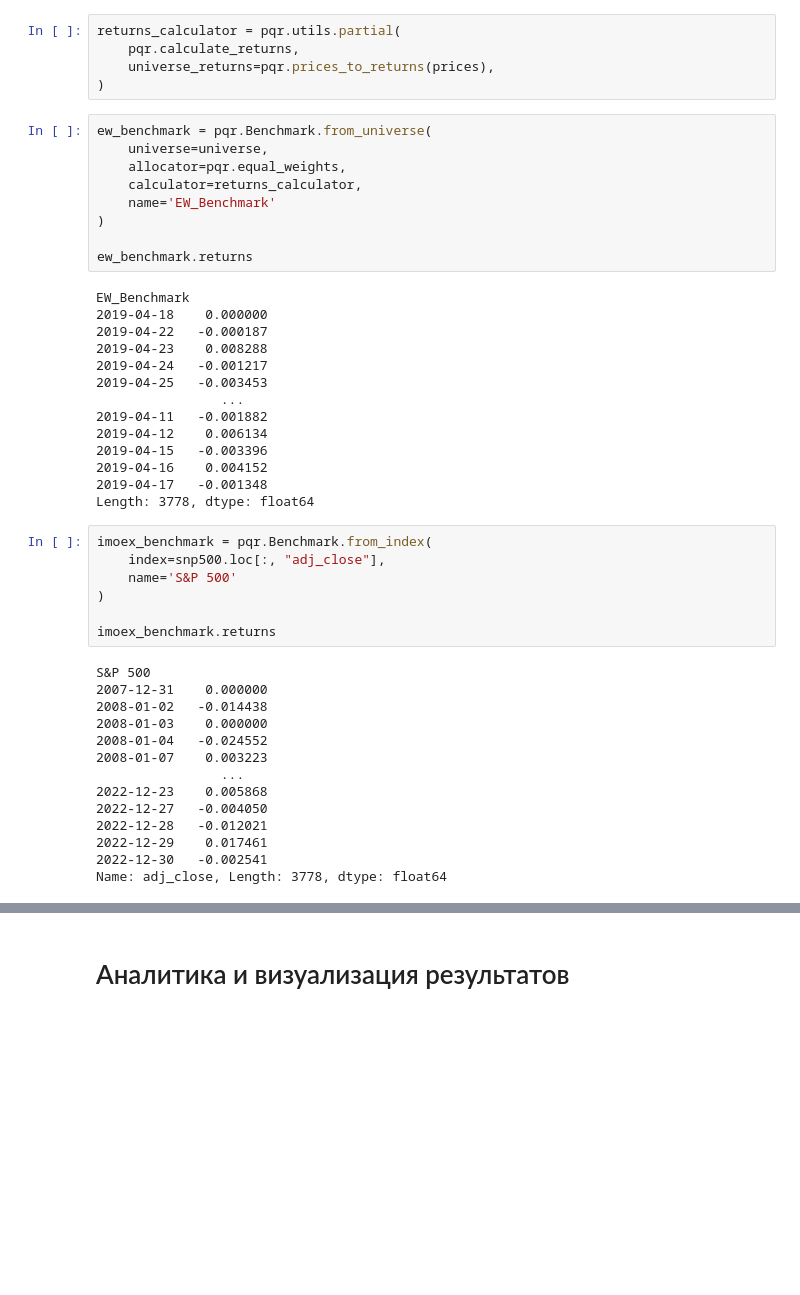
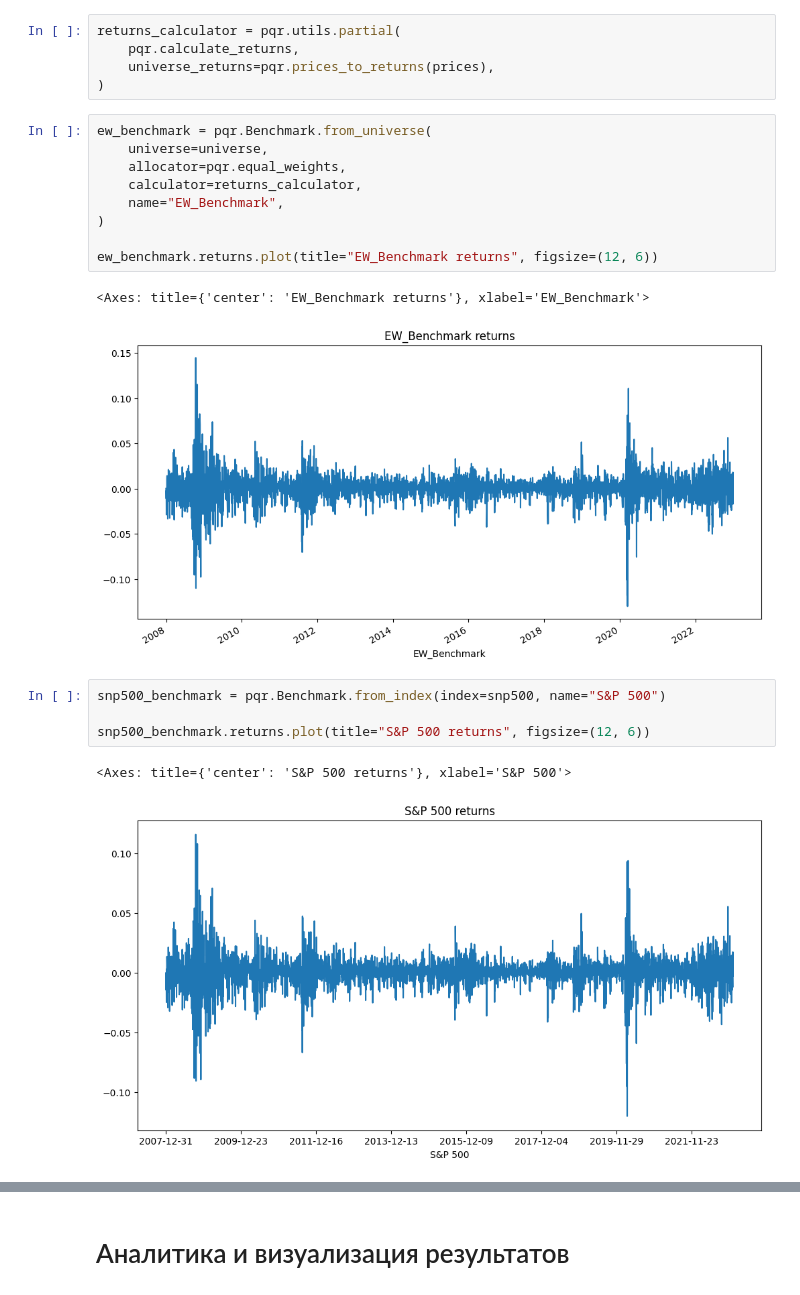
Before and after one commit to aalitvinov/ITfF_tomtosov, a Jupyter notebook: src/main.ipynb, the cells around one changed output, grey strips where cells are left out. Saved outputs shown, nothing was run; the diff lists cells and outputs as text; blank space fills up the shorter version.

```diff
--- a/src/main.ipynb
+++ b/src/main.ipynb
@@ -149,44 +166,19 @@ returns_calculator = pqr.utils.partial(
 # %%
 ew_benchmark = pqr.Benchmark.from_universe(
     universe=universe,
     allocator=pqr.equal_weights,
     calculator=returns_calculator,
-    name='EW_Benchmark'
+    name="EW_Benchmark",
 )
 
-ew_benchmark.returns
+ew_benchmark.returns.plot(title="EW_Benchmark returns", figsize=(12, 6))
 # %% [output]
-EW_Benchmark
-2019-04-18    0.000000
-2019-04-22   -0.000187
-2019-04-23    0.008288
-2019-04-24   -0.001217
-2019-04-25   -0.003453
-                ...
-2019-04-11   -0.001882
-2019-04-12    0.006134
-2019-04-15   -0.003396
-2019-04-16    0.004152
-2019-04-17   -0.001348
-Length: 3778, dtype: float64
+<Axes: title={'center': 'EW_Benchmark returns'}, xlabel='EW_Benchmark'>
+[figure, added]
 # %%
-imoex_benchmark = pqr.Benchmark.from_index(
-    index=snp500.loc[:, "adj_close"],
-    name='S&P 500'
-)
+snp500_benchmark = pqr.Benchmark.from_index(index=snp500, name="S&P 500")
 
-imoex_benchmark.returns
+snp500_benchmark.returns.plot(title="S&P 500 returns", figsize=(12, 6))
 # %% [output]
-S&P 500
-2007-12-31    0.000000
-2008-01-02   -0.014438
-2008-01-03    0.000000
-2008-01-04   -0.024552
-2008-01-07    0.003223
-                ...
-2022-12-23    0.005868
-2022-12-27   -0.004050
-2022-12-28   -0.012021
-2022-12-29    0.017461
-2022-12-30   -0.002541
-Name: adj_close, Length: 3778, dtype: float64
+<Axes: title={'center': 'S&P 500 returns'}, xlabel='S&P 500'>
+[figure, added]
```
Also changed, not shown: parts of 24 cells of this notebook, 3 other files.
